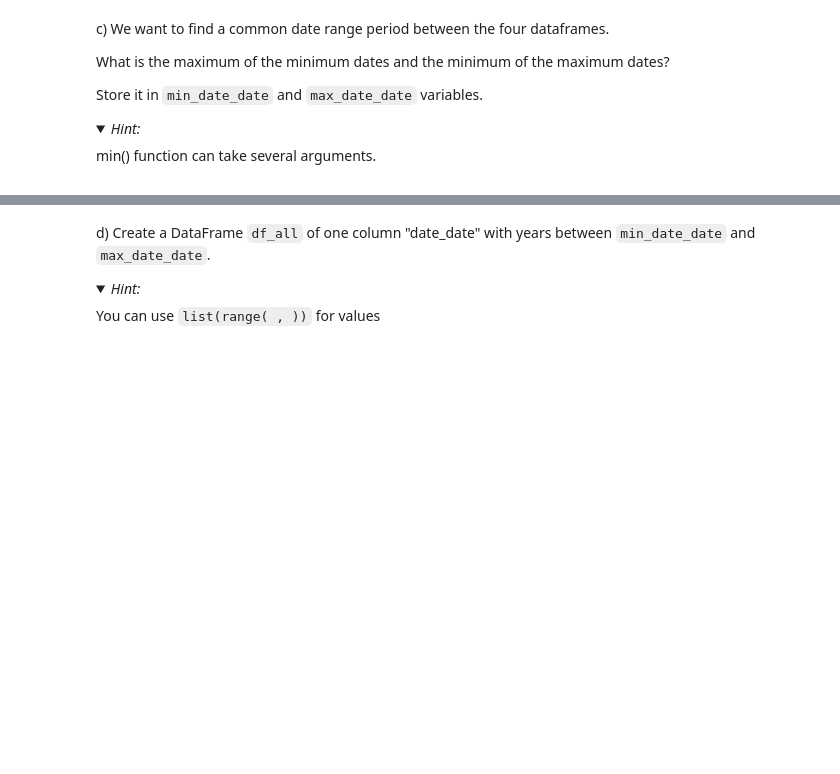
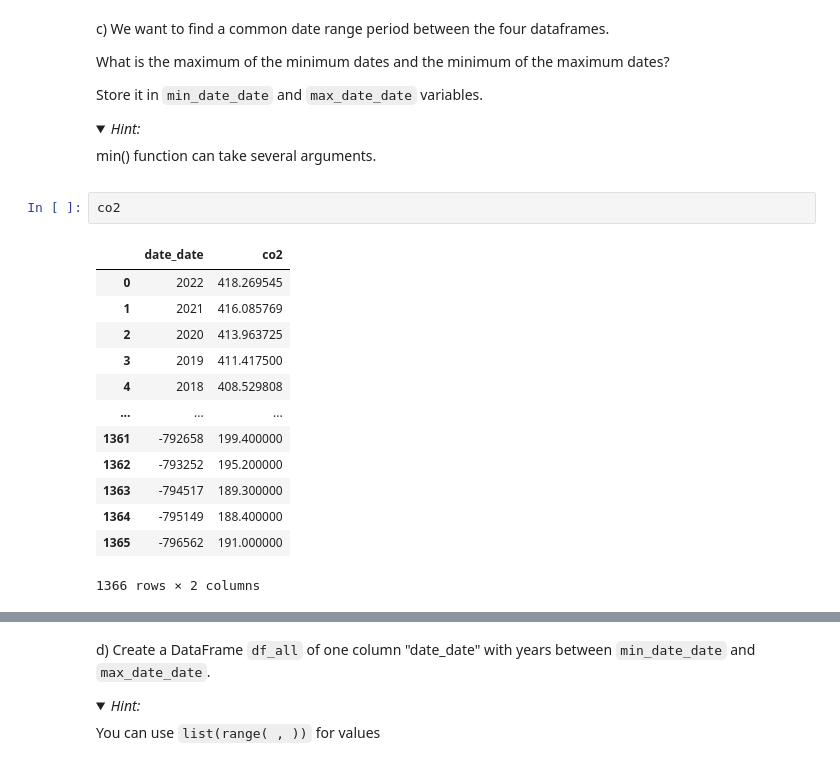
Before and after one commit to curabetnina99-a11y/KPI-Framework-ToyStore, a Jupyter notebook: 35_CO2_vs_temperature_Challenge.ipynb, the cells around one changed output, grey strips where cells are left out. Saved outputs shown, nothing was run; the diff lists cells and outputs as text; folded sections open; blank space fills up the shorter version.

```diff
--- a/35_CO2_vs_temperature_Challenge.ipynb
+++ b/35_CO2_vs_temperature_Challenge.ipynb
@@ -32,3 +36,19 @@ Store it in `min_date_date` and `max_date_date` variables.
 
 min() function can take several arguments.
 </details>
+# %%
+co2
+# %% [output]
+|  | date_date | co2 |
+| 0 | 2022 | 418.269545 |
+| 1 | 2021 | 416.085769 |
+| 2 | 2020 | 413.963725 |
+| 3 | 2019 | 411.417500 |
+| 4 | 2018 | 408.529808 |
+| ... | ... | ... |
+| 1361 | -792658 | 199.400000 |
+| 1362 | -793252 | 195.200000 |
+| 1363 | -794517 | 189.300000 |
+| 1364 | -795149 | 188.400000 |
+| 1365 | -796562 | 191.000000 |
+1366 rows × 2 columns
```
Also changed, not shown: parts of 15 cells of this notebook.
